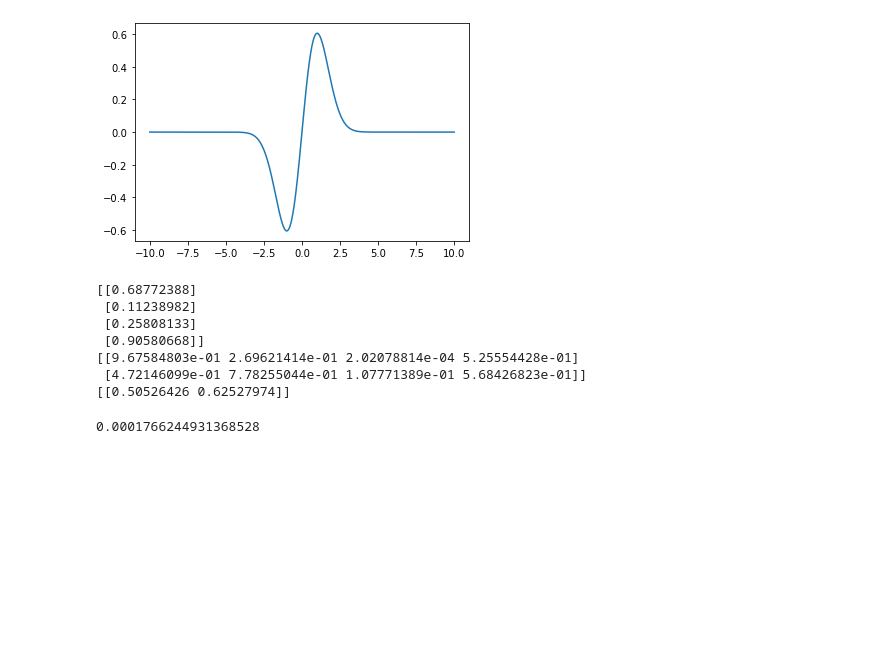
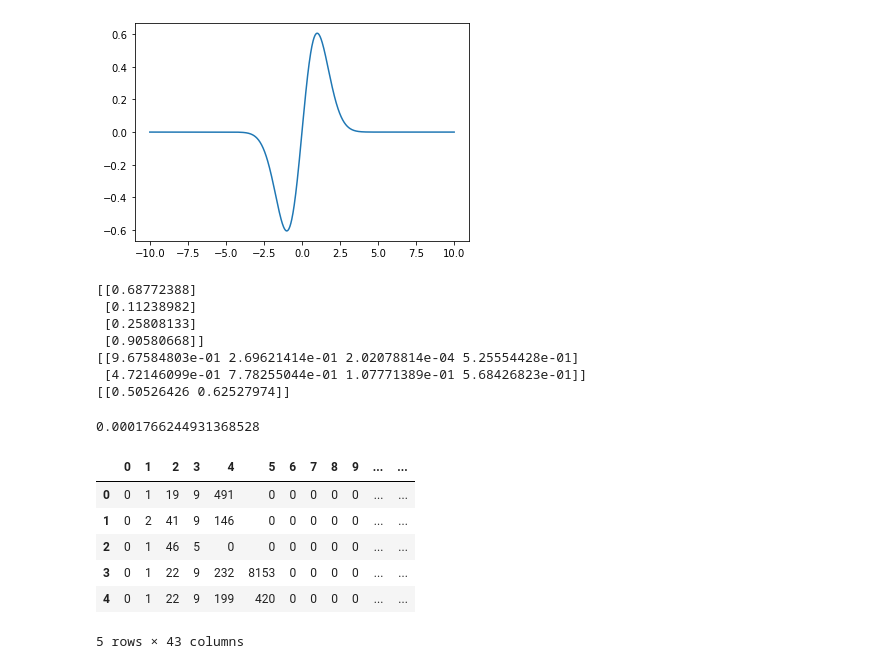
Before and after one commit to acetoacetato/ANN-PSO, a Jupyter notebook: test.ipynb, the cells around one changed output. Drawn from its saved outputs; the diff is of its cells as text; code cells hidden in the pictures; blank space fills up the shorter version.

```diff
--- a/test.ipynb
+++ b/test.ipynb
@@ -69,3 +69,33 @@ res = forward_pass(red_neuronal, [3])
 print(cost(res[-1][1], [0.020]))
 # %% [output]
 0.0001766244931368528
+# %%
+import pandas as pd
+
+df = pd.read_csv("./KDDTrain+_20Percent.txt", header=None)
+df.head()
+
+df[41] = df[41].apply(lambda y: 1 if y == "normal" else -1)
+Y = df[41]
+
+for i in [1, 2, 3]:
+    df[i] = df[i].astype("category")
+    df[i] = df[i].cat.codes
+
+#for i in (list(range(4, 40)) + [0, 42]):
+#    df[i]=((df[i]-df[i].min())/(df[i].max()-df[i].min()))*1
+
+# Dejamos la categoría al último
+df[[41, 42]] = df[[42, 41]]
+df.to_csv("train.csv", header=None, index=False)
+df = df.dropna(axis=0)
+df.drop(42, axis=1)
+df.head()
+# %% [output]
+|  | 0 | 1 | 2 | 3 | 4 | 5 | 6 | 7 | 8 | 9 | ... | ... |
+| 0 | 0 | 1 | 19 | 9 | 491 | 0 | 0 | 0 | 0 | 0 | ... | ... |
+| 1 | 0 | 2 | 41 | 9 | 146 | 0 | 0 | 0 | 0 | 0 | ... | ... |
+| 2 | 0 | 1 | 46 | 5 | 0 | 0 | 0 | 0 | 0 | 0 | ... | ... |
+| 3 | 0 | 1 | 22 | 9 | 232 | 8153 | 0 | 0 | 0 | 0 | ... | ... |
+| 4 | 0 | 1 | 22 | 9 | 199 | 420 | 0 | 0 | 0 | 0 | ... | ... |
+5 rows × 43 columns
```
Also changed, not shown: parts of 1 cell of this notebook, 5 other files.
